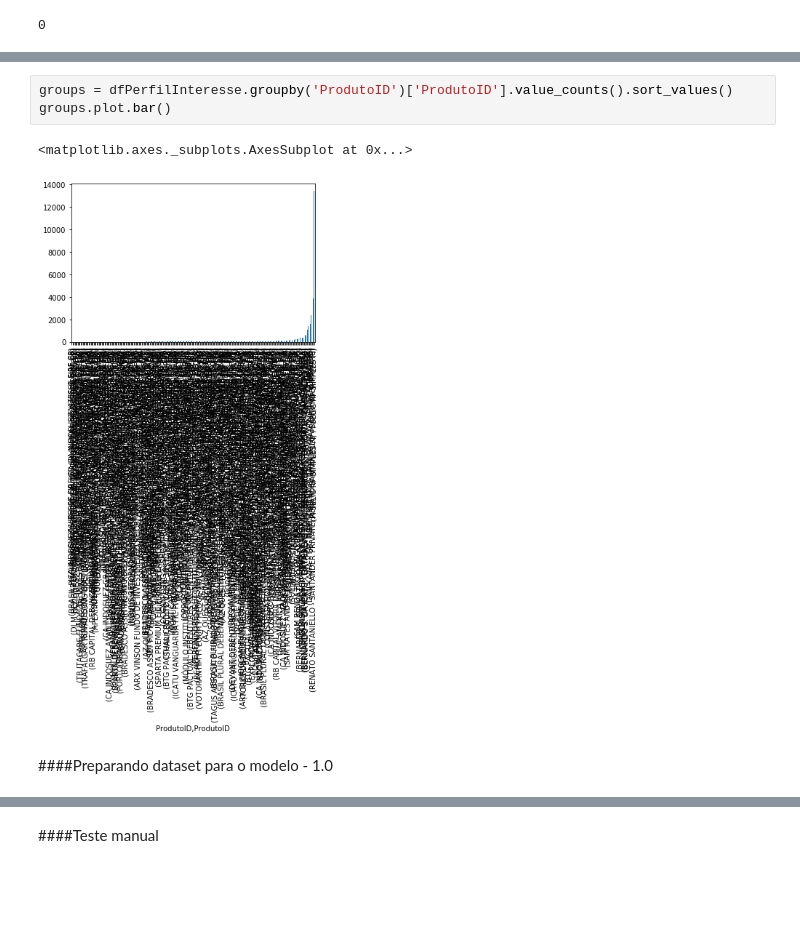
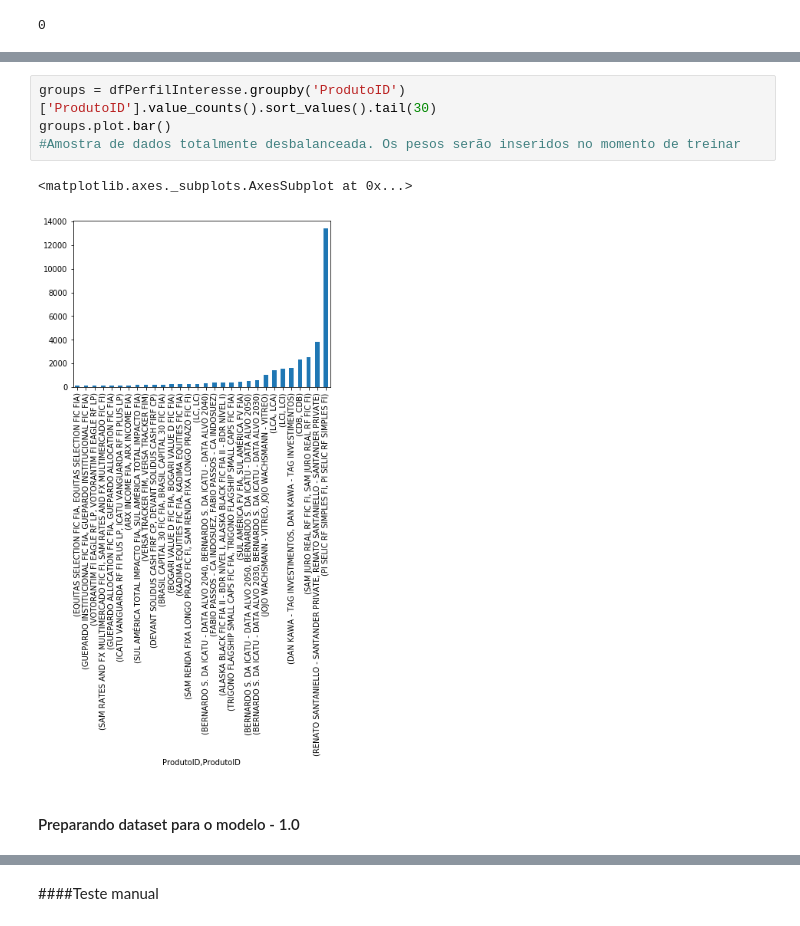
Before and after one commit to wellington-santana/pi-investimentos, a Jupyter notebook: eda_hackathon_trilha_usuario.ipynb, the cells around one changed output, grey strips where cells are left out. Cells and saved outputs as stored; diff of their text form; blank space fills up the shorter version.

```diff
--- a/eda_hackathon_trilha_usuario.ipynb
+++ b/eda_hackathon_trilha_usuario.ipynb
@@ -513,11 +541,12 @@ groups.plot.bar()
 # %%
-groups = dfPerfilInteresse.groupby('ProdutoID')['ProdutoID'].value_counts().sort_values()
+groups = dfPerfilInteresse.groupby('ProdutoID')['ProdutoID'].value_counts().sort_values().tail(30)
 groups.plot.bar()
+#Amostra de dados totalmente desbalanceada. Os pesos serão inseridos no momento de treinar
 # %% [output]
 <matplotlib.axes._subplots.AxesSubplot at 0x...>
-[figure, old version]
+[figure, new version]
 # %% [markdown]
-####Preparando dataset para o modelo - 1.0
+#### Preparando dataset para o modelo - 1.0
 # %%
 #Configurando variáveis categóricas
 familiaCarteira = {'Renda Fixa': 0, 'Renda Variável': 1}
```
Also changed, not shown: parts of 68 cells of this notebook, 34 other files.
